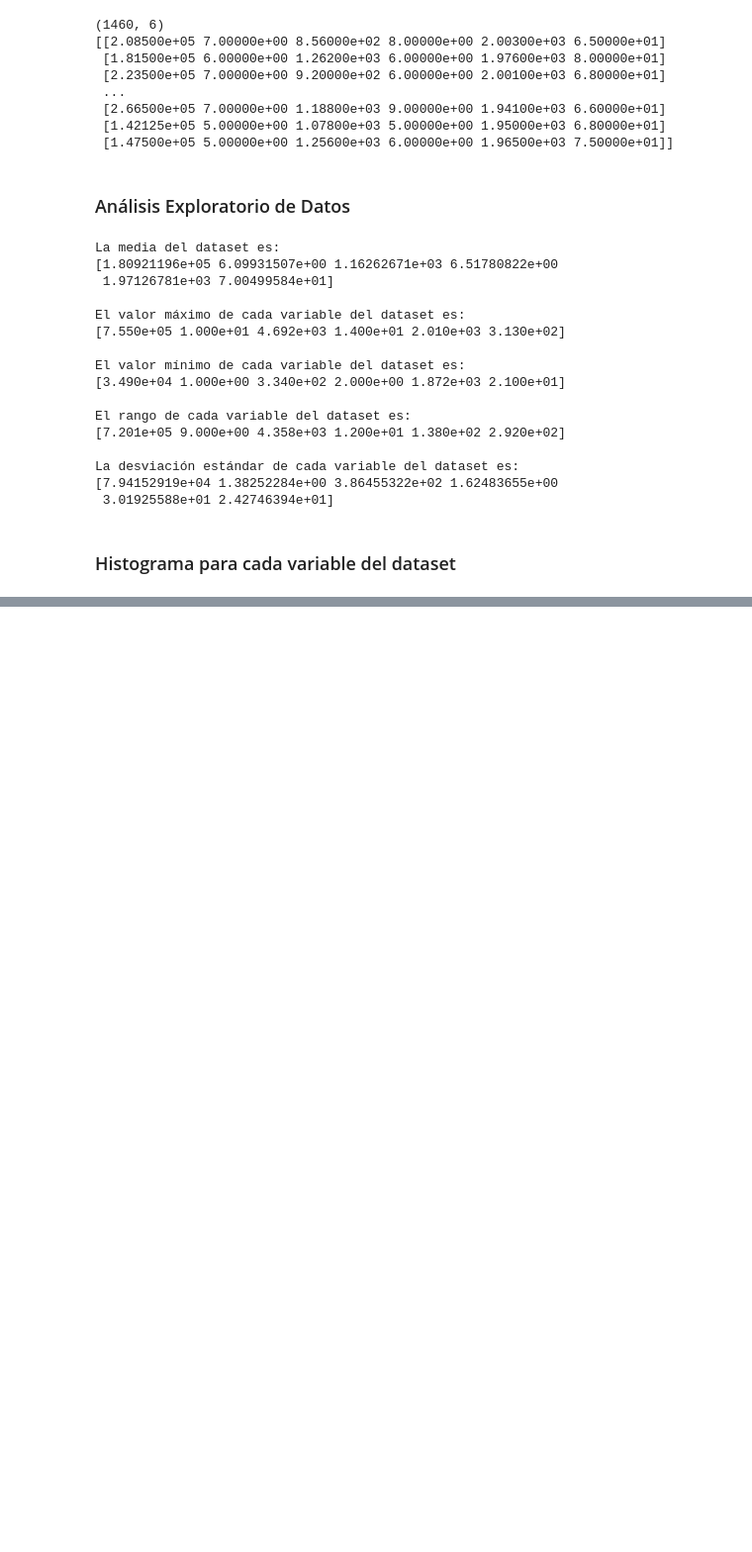
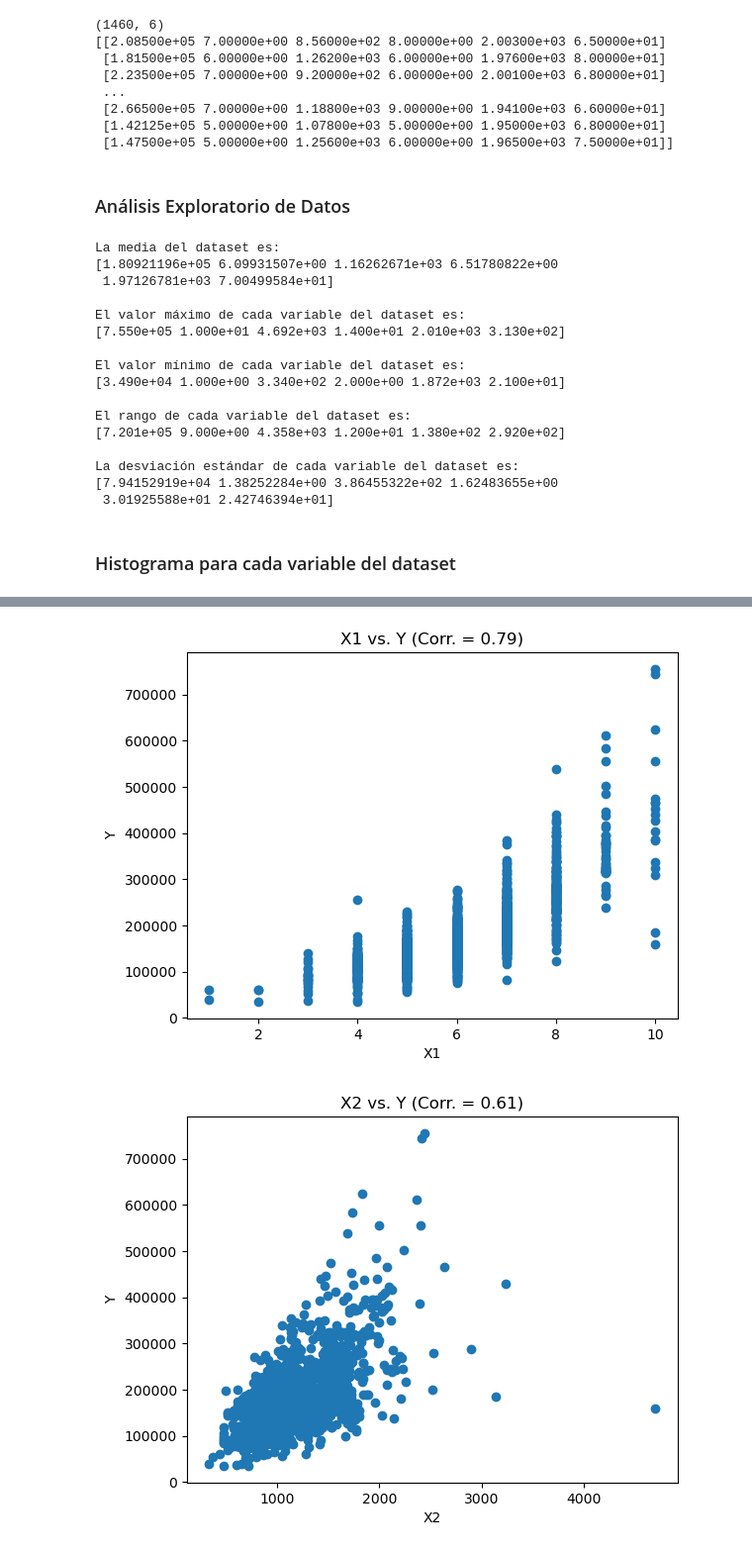
Before and after one commit to fernandosagastume/Proyecto1-DataSciencePy, a Jupyter notebook: src_code.ipynb, the cells around one changed output, grey strips where cells are left out. Shown: that part at 99% size. Cells and saved outputs as stored; diff of their text form; code cells hidden in the pictures; blank space fills up the shorter version.

Commit message:
Se calculan y grafican los coeficientes de correlacion.

```diff
--- a/src_code.ipynb
+++ b/src_code.ipynb
@@ -80,0 +85,5 @@ for i in range(df.shape[1]):
+# %%
+# Primero se convierte el dataset a un DataFrame, para hacer calculos con "pandas"
+dframe = pd.DataFrame(df)
+# Luego se agregan nombres a las columnas del dataframe
+dframe.columns = ['Y', 'X1', 'X2', 'X3', 'X4', 'X5']
@@ -80,0 +93,15 @@ for i in range(df.shape[1]):
+# %%
+# N indica el número total de variables independientes
+N = 5
+# Se grafican los resultados del cálculo
+for j in range(N):
+    X = dframe.iloc[:, j+1]
+    Y = dframe.iloc[:, 0]
+    plt.scatter(X, Y)
+    plt.xlabel(f'X{j+1}')
+    plt.ylabel('Y')
+    plt.title('X{} vs. Y (Corr. = {:.2f})'.format(j+1, X.corr(Y))) # Se ajusta el coeficiente a dos decimales, por eso el "2f"
+    plt.show()
+# %% [output]
+[figure, added]
+[figure, added]
```
Also changed, not shown: parts of 4 cells of this notebook.
